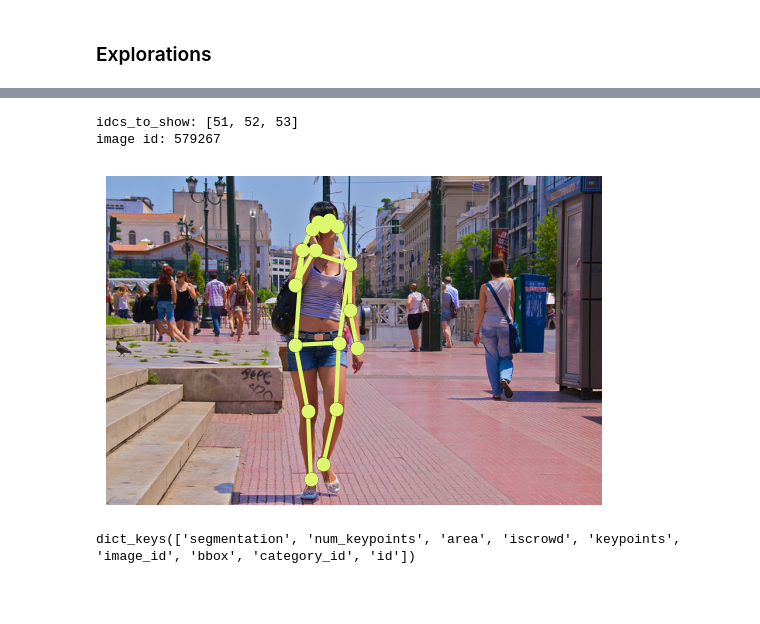
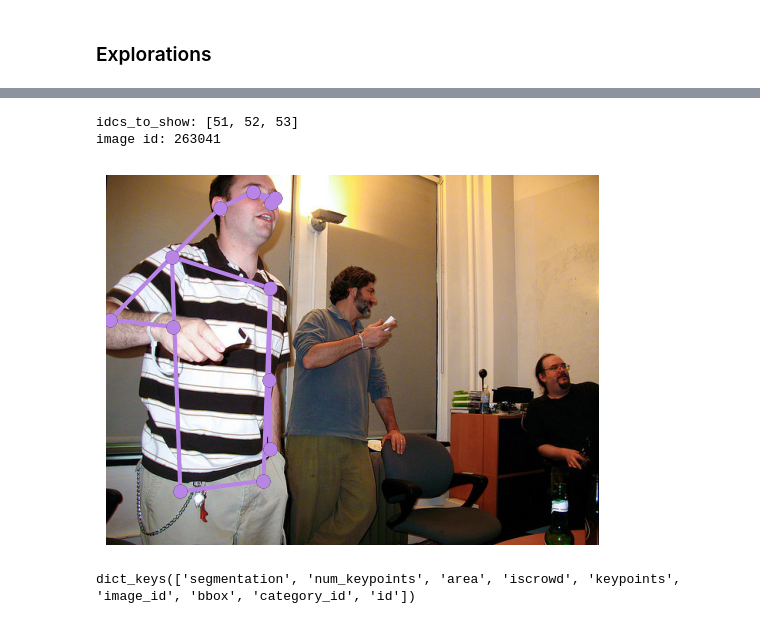
Before and after one commit to jsirait/coco4dpm, a Jupyter notebook: Get coco.ipynb, the cells around one changed output, grey strips where cells are left out. Cells and saved outputs as stored; diff of their text form; code cells hidden in the pictures; blank space fills up the shorter version.

```diff
--- a/Get coco.ipynb
+++ b/Get coco.ipynb
@@ -386,7 +445,7 @@ index created!
 # %%
 # random.seed(429)
 person_sample = random.sample(sorted(coco.getImgIds(catIds=[1])), 1)[0]
-person_sample = 579267  # 168215, 26817, 178557, 345100, 115146, 555537, 431555, 245415
+person_sample = 263041  # 579267  # 168215, 26817, 178557, 345100, 115146, 555537, 431555, 245415
 person_sample
 
 # Let's select one image to visualize
@@ -399,35 +458,35 @@ loaded_annotations = coco.loadAnns(ids=annotation_ids)
 len(loaded_annotations)
 
 # download image
 image_info = coco.loadImgs(img_id)[0]
 response = requests.get(image_info['coco_url'])
 image = Image.open(BytesIO(response.content))
 
 # let's visualize the keypoints one by one
 kp_vis = 17
 idcs_to_show = [kp_vis*3, kp_vis*3+1, kp_vis*3+2]
 print(f"idcs_to_show: {idcs_to_show}")
 kp_mask = [1 if i in idcs_to_show else 0 for i in range(51)]
 original_keypoints = loaded_annotations[0]['keypoints']
 kps = [original_keypoints[i] if kp_mask[i] else 0 for i in range(51)]
 
 original_annotation = {
     # 'keypoints': kps,
     'keypoints': original_keypoints,
     'category_id': 1,
 }
 
 print(f"image id: {person_sample}")
 plt.imshow(image)
 plt.axis('off')
 coco.showAnns([original_annotation], draw_bbox=False)
 
 # according to 206431 need to also consider shoulders most likely
 # silly examples: 369872, 178166, 567671
 # %% [output]
 idcs_to_show: [51, 52, 53]
-image id: 579267
+image id: 263041
-[figure, old version]
+[figure, new version]
 # %%
 loaded_annotations[0].keys()
 # %% [output]
```
Also changed, not shown: parts of 14 cells of this notebook.
